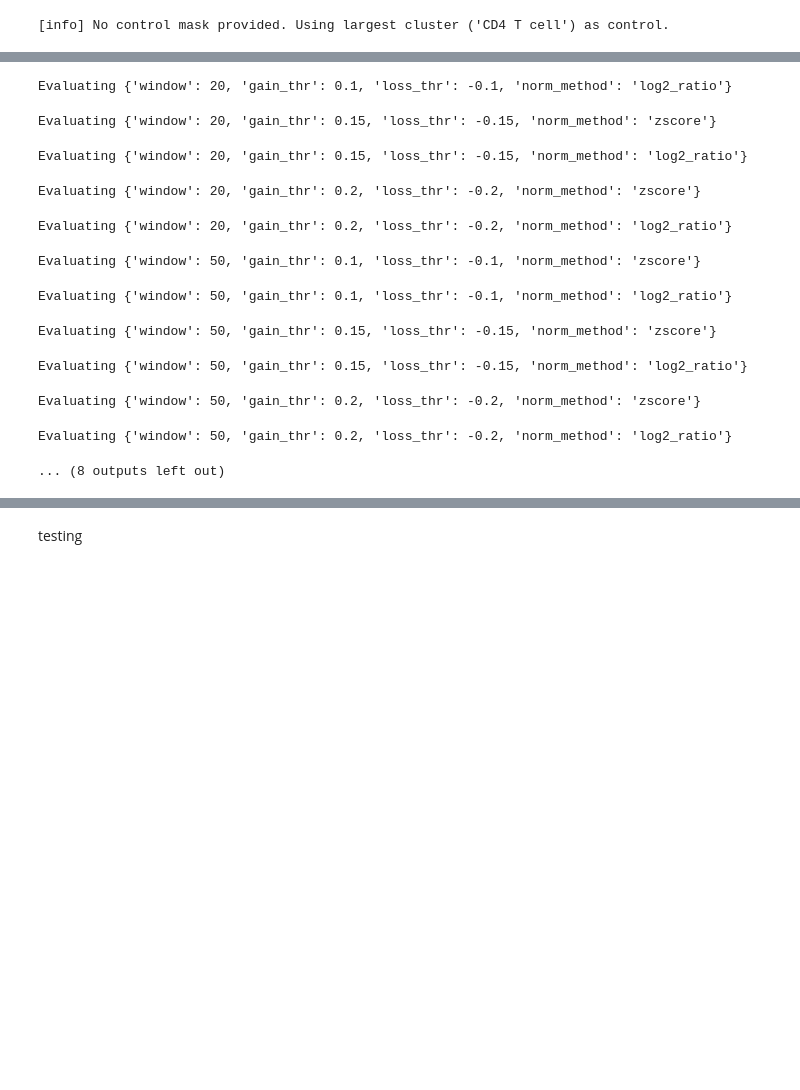
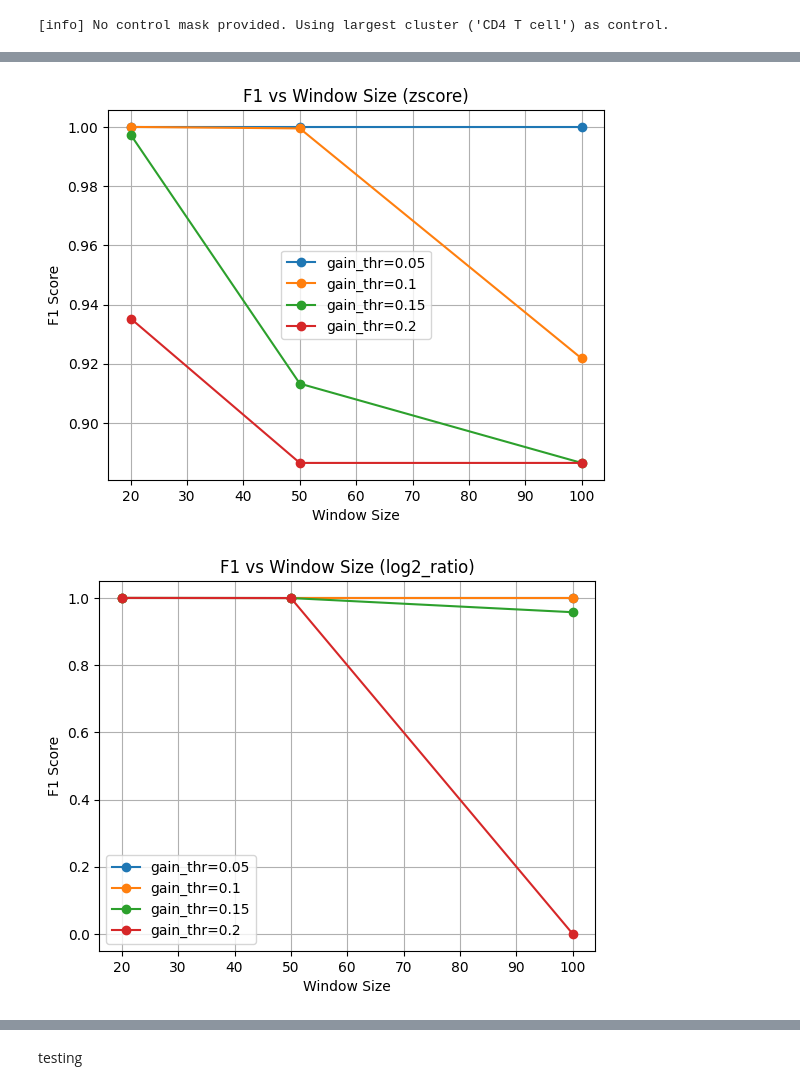
Before and after one commit to ClarkXu0625/CNA_tool, a Jupyter notebook: notebooks/Task2a.ipynb, the cells around one changed output, grey strips where cells are left out. Saved outputs shown, nothing was run; the diff lists cells and outputs as text; code cells hidden in the pictures; blank space fills up the shorter version.

```diff
--- a/notebooks/Task2a.ipynb
+++ b/notebooks/Task2a.ipynb
@@ -24,5 +31,5 @@ adata = infer_cnas_from_scrna(adata)
 # %%
-adata = sc.read_h5ad("PBMC_simulated_cnas_041025.h5ad")
+#adata = sc.read_h5ad("PBMC_simulated_cnas_041025.h5ad")
 
 
 param_grid = [
@@ -59,15 +82,5 @@ Evaluating {'window': 20, 'gain_thr': 0.1, 'loss_thr': -0.1, 'norm_method': 'zsc
-Evaluating {'window': 20, 'gain_thr': 0.1, 'loss_thr': -0.1, 'norm_method': 'log2_ratio'}
-Evaluating {'window': 20, 'gain_thr': 0.15, 'loss_thr': -0.15, 'norm_method': 'zscore'}
-Evaluating {'window': 20, 'gain_thr': 0.15, 'loss_thr': -0.15, 'norm_method': 'log2_ratio'}
-Evaluating {'window': 20, 'gain_thr': 0.2, 'loss_thr': -0.2, 'norm_method': 'zscore'}
-Evaluating {'window': 20, 'gain_thr': 0.2, 'loss_thr': -0.2, 'norm_method': 'log2_ratio'}
-Evaluating {'window': 50, 'gain_thr': 0.1, 'loss_thr': -0.1, 'norm_method': 'zscore'}
-Evaluating {'window': 50, 'gain_thr': 0.1, 'loss_thr': -0.1, 'norm_method': 'log2_ratio'}
-Evaluating {'window': 50, 'gain_thr': 0.15, 'loss_thr': -0.15, 'norm_method': 'zscore'}
-Evaluating {'window': 50, 'gain_thr': 0.15, 'loss_thr': -0.15, 'norm_method': 'log2_ratio'}
-Evaluating {'window': 50, 'gain_thr': 0.2, 'loss_thr': -0.2, 'norm_method': 'zscore'}
-Evaluating {'window': 50, 'gain_thr': 0.2, 'loss_thr': -0.2, 'norm_method': 'log2_ratio'}
-... (8 outputs left out)
+[figure, added]
+[figure, added]
 # %%
 # Explore Impact of Read Depth
 downsample_rates = [0.9, 0.8, 0.7, 0.6, 0.5, 0.4, 0.3, 0.2, 0.1]
```
Also changed, not shown: parts of 13 cells of this notebook.
